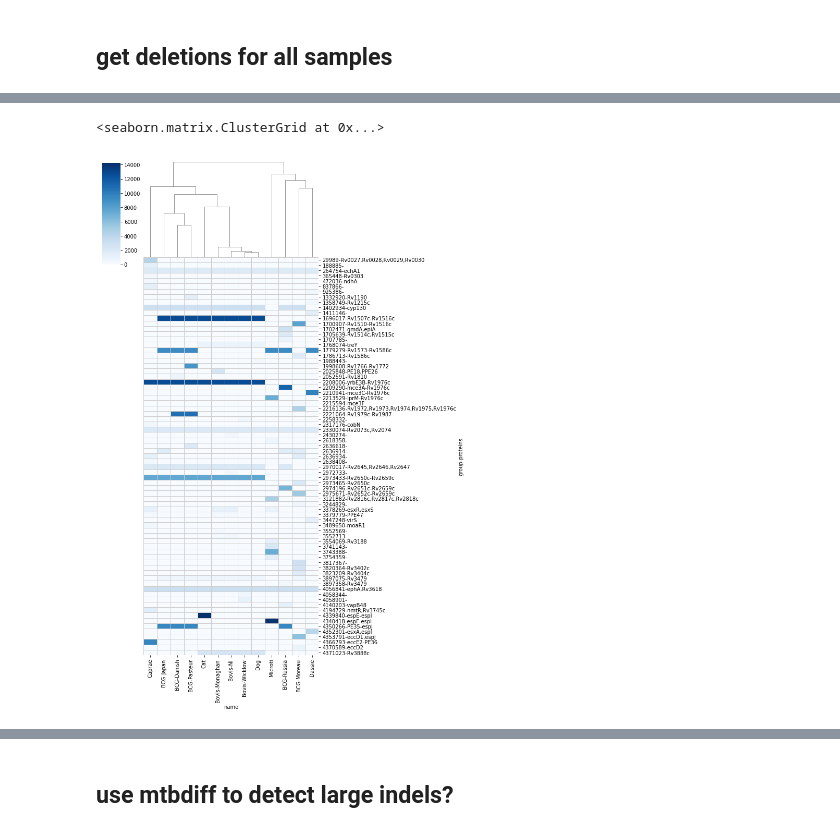
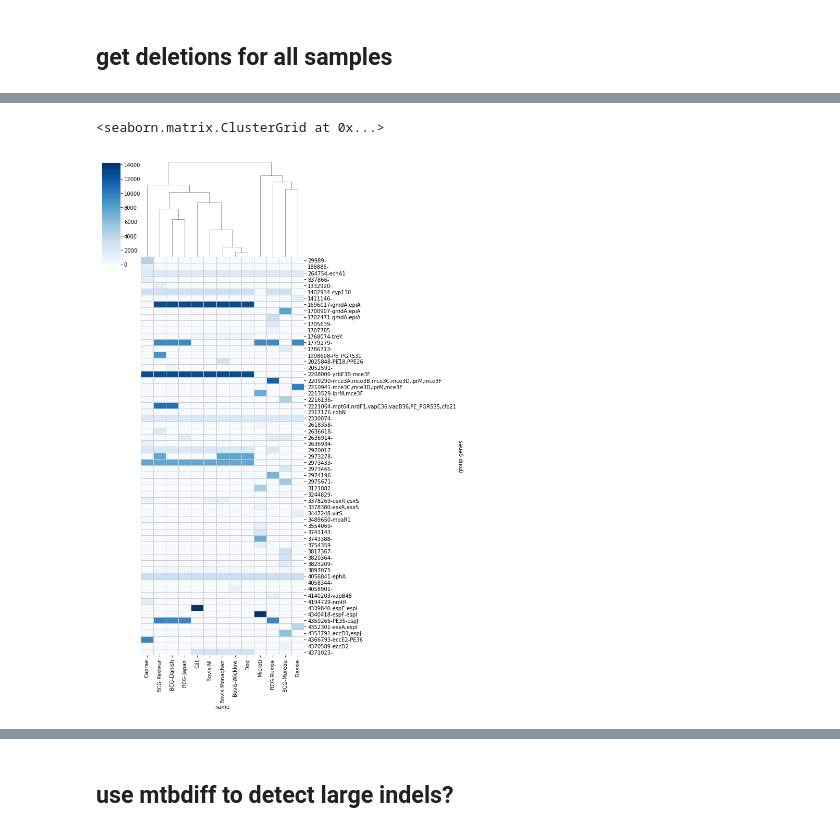
Before and after one commit to dmnfarrell/mtbc_analyses, a Jupyter notebook: bcg_cat/analysis.ipynb, the cells around one changed output, grey strips where cells are left out. Saved outputs shown, nothing was run; the diff lists cells and outputs as text; code cells hidden in the pictures.

```diff
--- a/bcg_cat/analysis.ipynb
+++ b/bcg_cat/analysis.ipynb
@@ -256,12 +177,12 @@ regions = filter_regions(regions)
 # %%
-res=regions[regions.length>300]
-X=pd.pivot_table(res,index=['group','proteins'],columns='name',values='length').fillna(0)
+res=regions1[regions1.length>500]
+X=pd.pivot_table(res,index=['group','genes'],columns='name',values='length').fillna(0)
 #X=X.clip(0,1)
 #X=X[X.sum(1)>2]
 sns.clustermap(X,cmap='Blues',row_cluster=False,yticklabels=True,lw=1,linecolor='.8',figsize=(10,15))
 # %% [output]
 <seaborn.matrix.ClusterGrid at 0x...>
-[figure, old version]
+[figure, new version]
 # %%
 reload(rdiff)
 s=4339000;e=4390000
```
Also changed, not shown: parts of 15 cells of this notebook, 2 other files.
